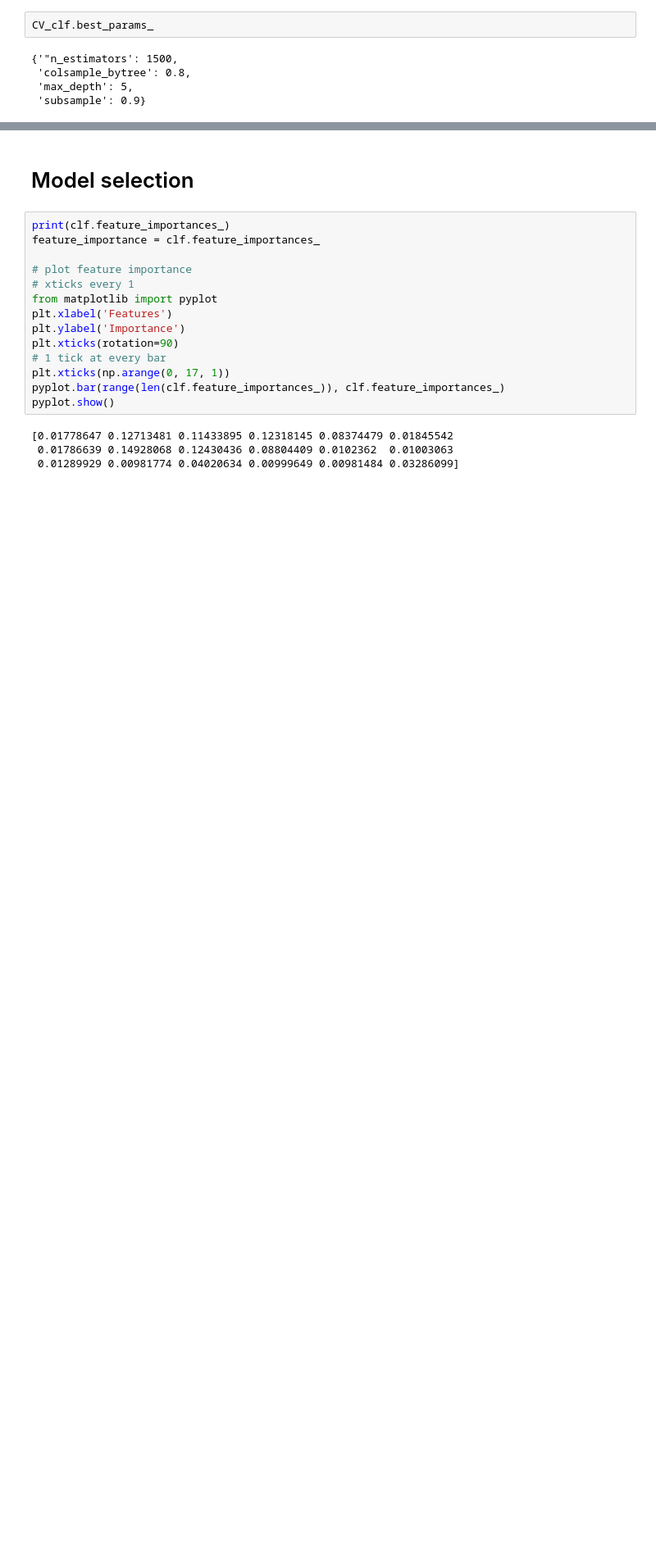
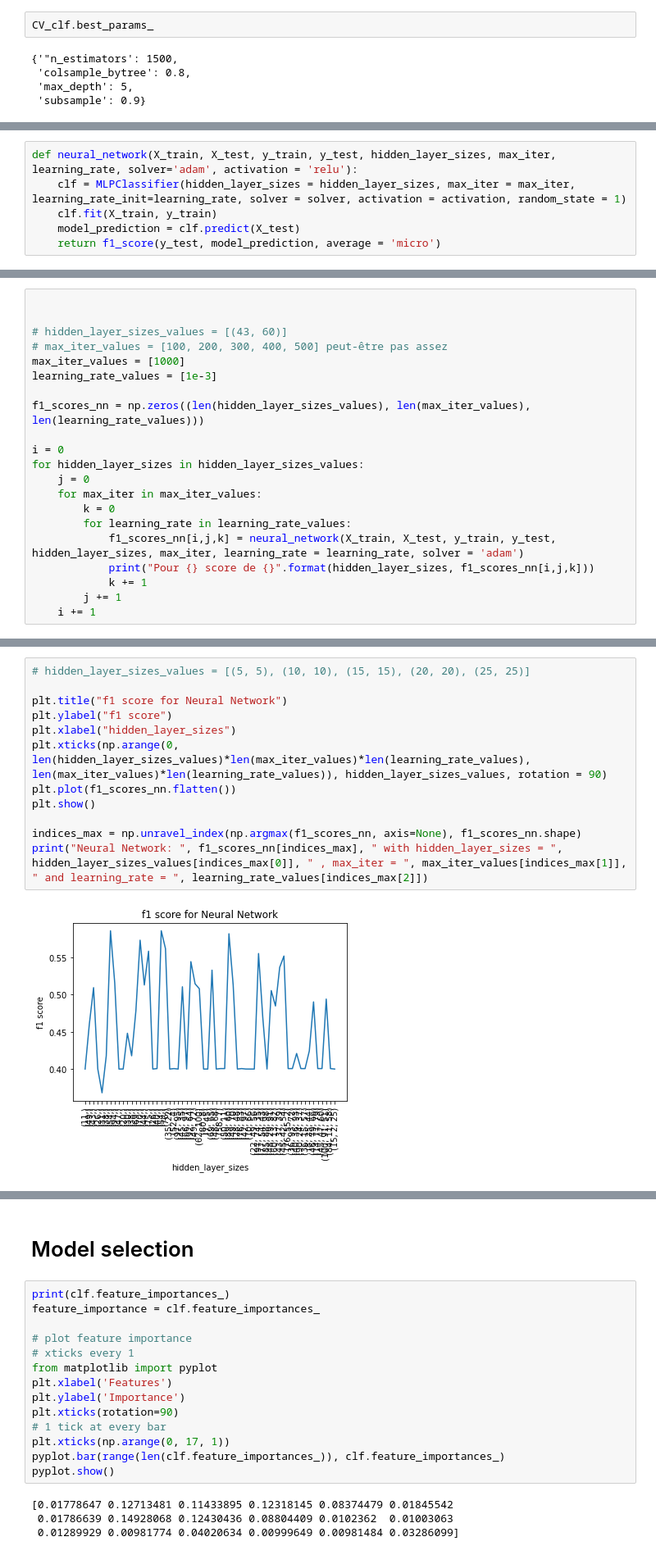
Before and after one commit to shahrohman/inf8245e_kaggle, a Jupyter notebook: ML_kaggle copy.ipynb, the cells around one changed output, grey strips where cells are left out. Shown at 82% size. Saved outputs shown, nothing was run; the diff lists cells and outputs as text; blank space fills up the shorter version.

```diff
--- a/ML_kaggle copy.ipynb
+++ b/ML_kaggle copy.ipynb
@@ -466,0 +437,6 @@ CV_clf.best_params_
+# %%
+def neural_network(X_train, X_test, y_train, y_test, hidden_layer_sizes, max_iter, learning_rate, solver='adam', activation = 'relu'):
+    clf = MLPClassifier(hidden_layer_sizes = hidden_layer_sizes, max_iter = max_iter, learning_rate_init=learning_rate, solver = solver, activation = activation, random_state = 1)
+    clf.fit(X_train, y_train)
+    model_prediction = clf.predict(X_test)
+    return f1_score(y_test, model_prediction, average = 'micro')
@@ -466,0 +477,21 @@ CV_clf.best_params_
+# %%
+
+
+# hidden_layer_sizes_values = [(43, 60)]
+# max_iter_values = [100, 200, 300, 400, 500] peut-être pas assez
+max_iter_values = [1000]
+learning_rate_values = [1e-3]
+
+f1_scores_nn = np.zeros((len(hidden_layer_sizes_values), len(max_iter_values), len(learning_rate_values)))
+
+i = 0
+for hidden_layer_sizes in hidden_layer_sizes_values:
+    j = 0
+    for max_iter in max_iter_values:
+        k = 0
+        for learning_rate in learning_rate_values:
+            f1_scores_nn[i,j,k] = neural_network(X_train, X_test, y_train, y_test, hidden_layer_sizes, max_iter, learning_rate = learning_rate, solver = 'adam')
+            print("Pour {} score de {}".format(hidden_layer_sizes, f1_scores_nn[i,j,k]))
+            k += 1
+        j += 1
+    i += 1
@@ -466,0 +517,14 @@ CV_clf.best_params_
+# %%
+# hidden_layer_sizes_values = [(5, 5), (10, 10), (15, 15), (20, 20), (25, 25)]
+
+plt.title("f1 score for Neural Network")
+plt.ylabel("f1 score")
+plt.xlabel("hidden_layer_sizes")
+plt.xticks(np.arange(0, len(hidden_layer_sizes_values)*len(max_iter_values)*len(learning_rate_values), len(max_iter_values)*len(learning_rate_values)), hidden_layer_sizes_values, rotation = 90)
+plt.plot(f1_scores_nn.flatten())
+plt.show()
+
+indices_max = np.unravel_index(np.argmax(f1_scores_nn, axis=None), f1_scores_nn.shape)
+print("Neural Network: ", f1_scores_nn[indices_max], " with hidden_layer_sizes = ", hidden_layer_sizes_values[indices_max[0]], " , max_iter = ", max_iter_values[indices_max[1]], " and learning_rate = ", learning_rate_values[indices_max[2]])
+# %% [output]
+[figure, added]
```
Also changed, not shown: parts of 28 cells of this notebook, 1 other file.
